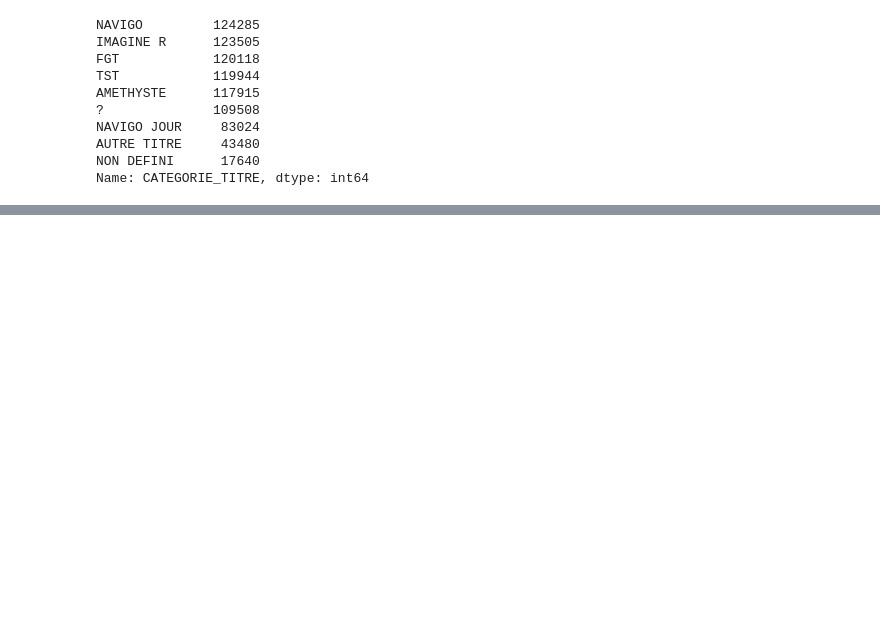
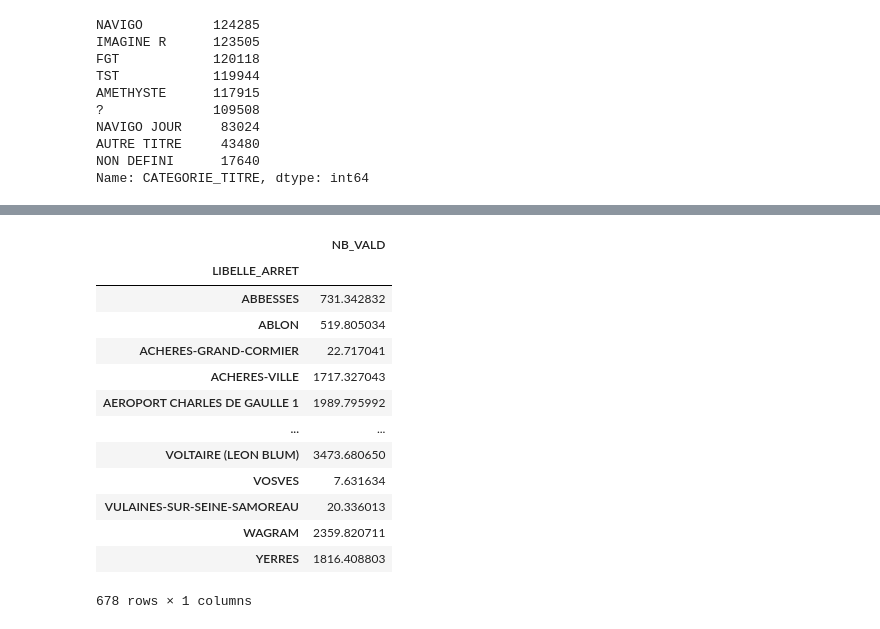
Before and after one commit to p-desaintchamas/datacamp-challenge-creation, a Jupyter notebook: EDA.ipynb, the cells around one changed output, grey strips where cells are left out. Cells and saved outputs as stored; diff of their text form; code cells hidden in the pictures; blank space fills up the shorter version.

```diff
--- a/EDA.ipynb
+++ b/EDA.ipynb
@@ -67,0 +79,17 @@ data_2016.groupby('CATEGORIE_TITRE').mean()
+# %%
+data_2016.groupby(["JOUR",'LIBELLE_ARRET']).sum().groupby('LIBELLE_ARRET').std()
+# %% [output]
+|  | NB_VALD |
+| LIBELLE_ARRET |  |
+| ABBESSES | 731.342832 |
+| ABLON | 519.805034 |
+| ACHERES-GRAND-CORMIER | 22.717041 |
+| ACHERES-VILLE | 1717.327043 |
+| AEROPORT CHARLES DE GAULLE 1 | 1989.795992 |
+| ... | ... |
+| VOLTAIRE (LEON BLUM) | 3473.680650 |
+| VOSVES | 7.631634 |
+| VULAINES-SUR-SEINE-SAMOREAU | 20.336013 |
+| WAGRAM | 2359.820711 |
+| YERRES | 1816.408803 |
+678 rows × 1 columns
```
Also changed, not shown: parts of 4 cells of this notebook.
